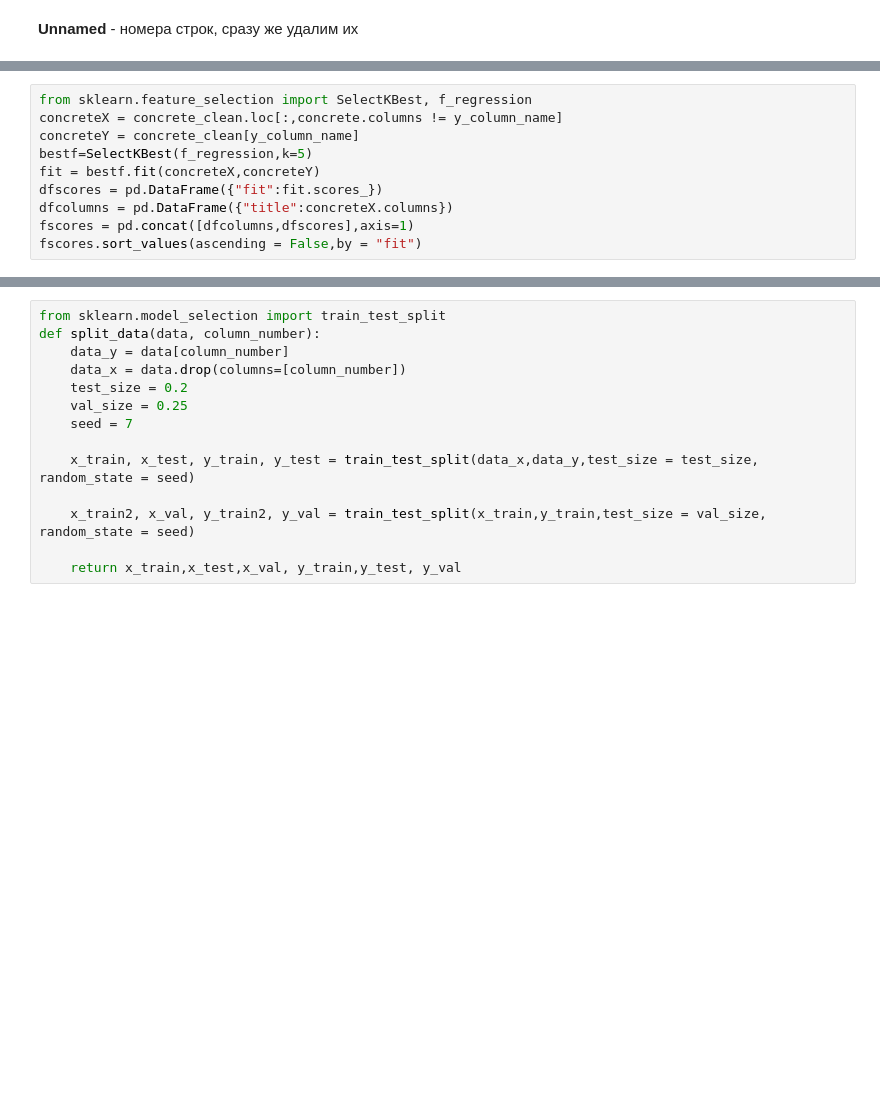
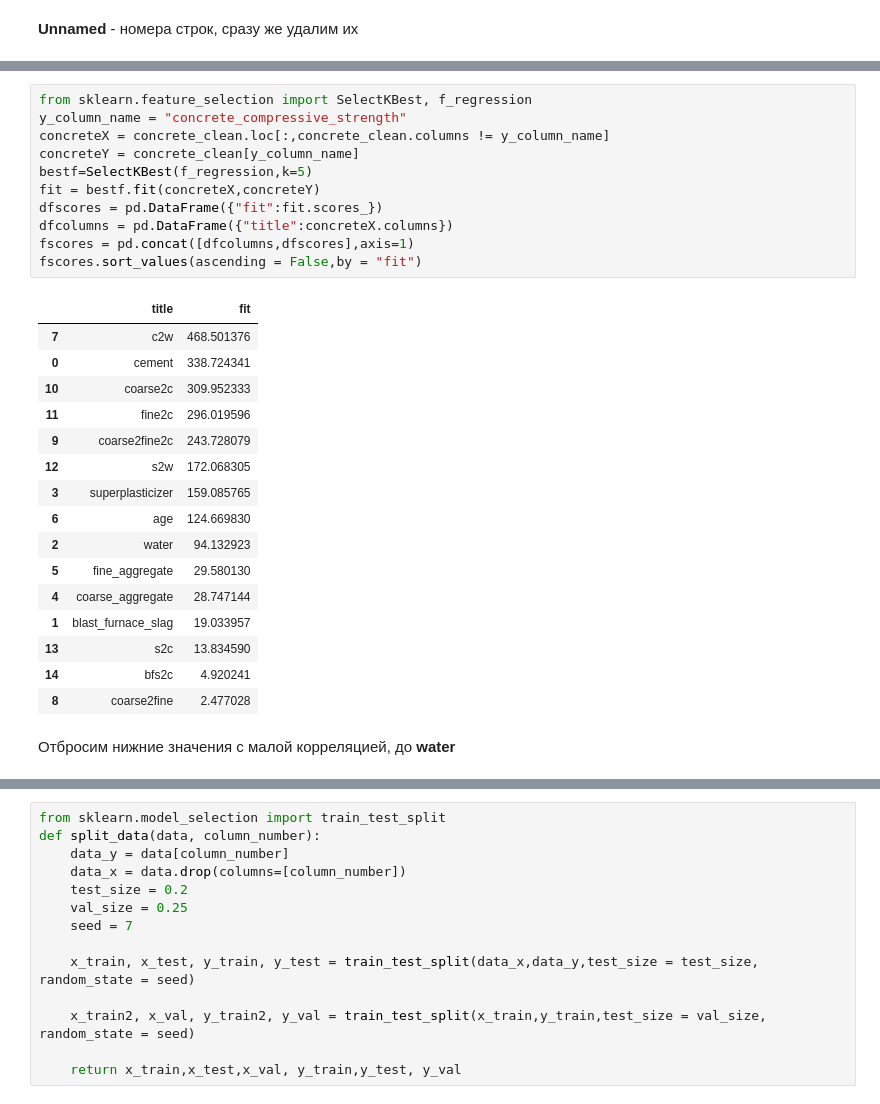
Before and after one commit to Al1Bi2/neural-networks-guap, a Jupyter notebook: 1lab.ipynb, the cells around one changed output, grey strips where cells are left out. Cells and saved outputs as stored; diff of their text form; blank space fills up the shorter version.

```diff
--- a/1lab.ipynb
+++ b/1lab.ipynb
@@ -63,13 +171,33 @@ concrete_clean.info()
 # %%
 from sklearn.feature_selection import SelectKBest, f_regression
-concreteX = concrete_clean.loc[:,concrete.columns != y_column_name]
+y_column_name = "concrete_compressive_strength"
+concreteX = concrete_clean.loc[:,concrete_clean.columns != y_column_name]
 concreteY = concrete_clean[y_column_name]
 bestf=SelectKBest(f_regression,k=5)
 fit = bestf.fit(concreteX,concreteY)
 dfscores = pd.DataFrame({"fit":fit.scores_})
 dfcolumns = pd.DataFrame({"title":concreteX.columns})
 fscores = pd.concat([dfcolumns,dfscores],axis=1)
 fscores.sort_values(ascending = False,by = "fit")
+# %% [output]
+|  | title | fit |
+| 7 | с2w | 468.501376 |
+| 0 | cement | 338.724341 |
+| 10 | coarse2c | 309.952333 |
+| 11 | fine2c | 296.019596 |
+| 9 | coarse2fine2c | 243.728079 |
+| 12 | s2w | 172.068305 |
+| 3 | superplasticizer | 159.085765 |
+| 6 | age | 124.669830 |
+| 2 | water | 94.132923 |
+| 5 | fine_aggregate | 29.580130 |
+| 4 | coarse_aggregate | 28.747144 |
+| 1 | blast_furnace_slag | 19.033957 |
+| 13 | s2c | 13.834590 |
+| 14 | bfs2c | 4.920241 |
+| 8 | coarse2fine | 2.477028 |
+# %% [markdown]
+Отбросим нижние значения с малой корреляцией, до **water**
 # %%
 # Построенный набор данных
 delete = ["bfs2c","coarse2fine","s2c","blast_furnace_slag","coarse_aggregate","fine_aggregate "]
```
Also changed, not shown: parts of 38 cells of this notebook.
